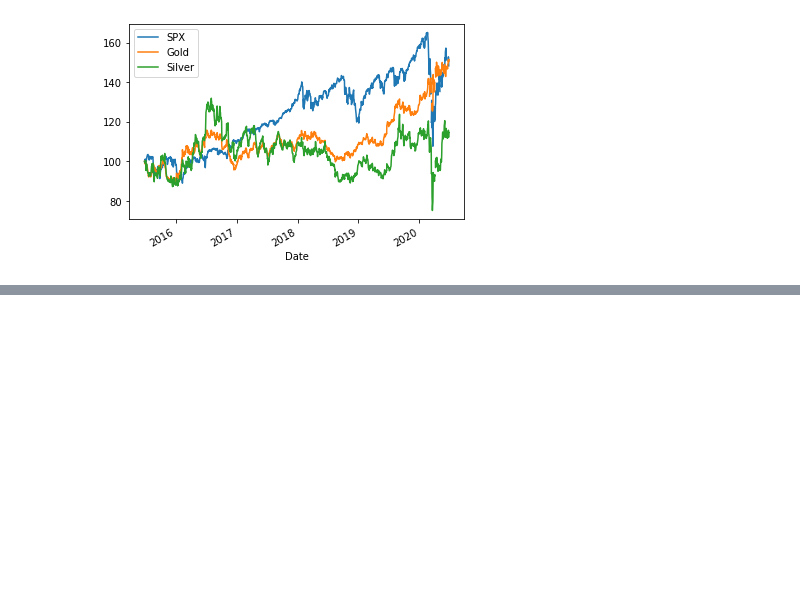
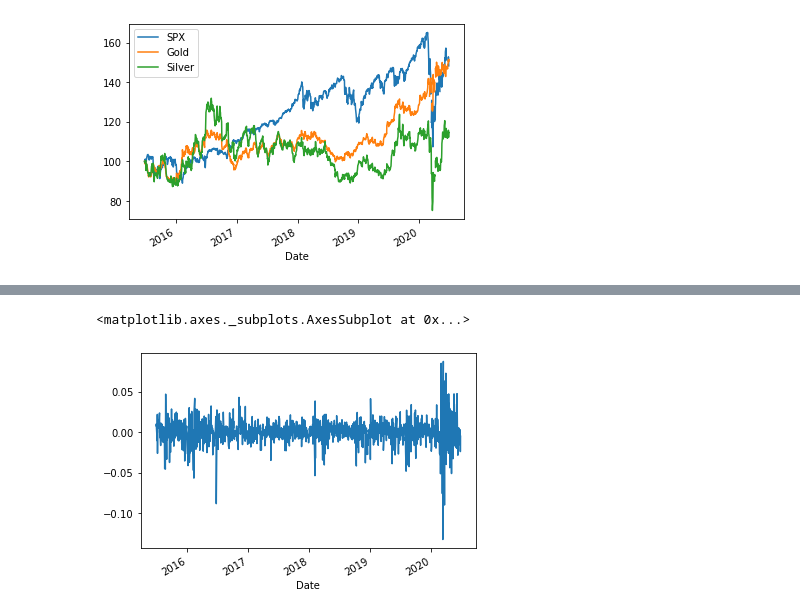
Before and after one commit to piotr-de/markets-ai, a Jupyter notebook: api_test.ipynb, the cells around one changed output, grey strips where cells are left out. Saved outputs shown, nothing was run; the diff lists cells and outputs as text; code cells hidden in the pictures; blank space fills up the shorter version.

Commit message:
Daily return correlation plotting

```diff
--- a/api_test.ipynb
+++ b/api_test.ipynb
@@ -58,0 +58,5 @@ spx_metals_rebased.head()
+# %%
+spx_metals_rebased.loc[:, "Gold_Silver"].plot()
+# %% [output]
+<matplotlib.axes._subplots.AxesSubplot at 0x...>
+[figure, added]
```
Also changed, not shown: parts of 4 cells of this notebook.
